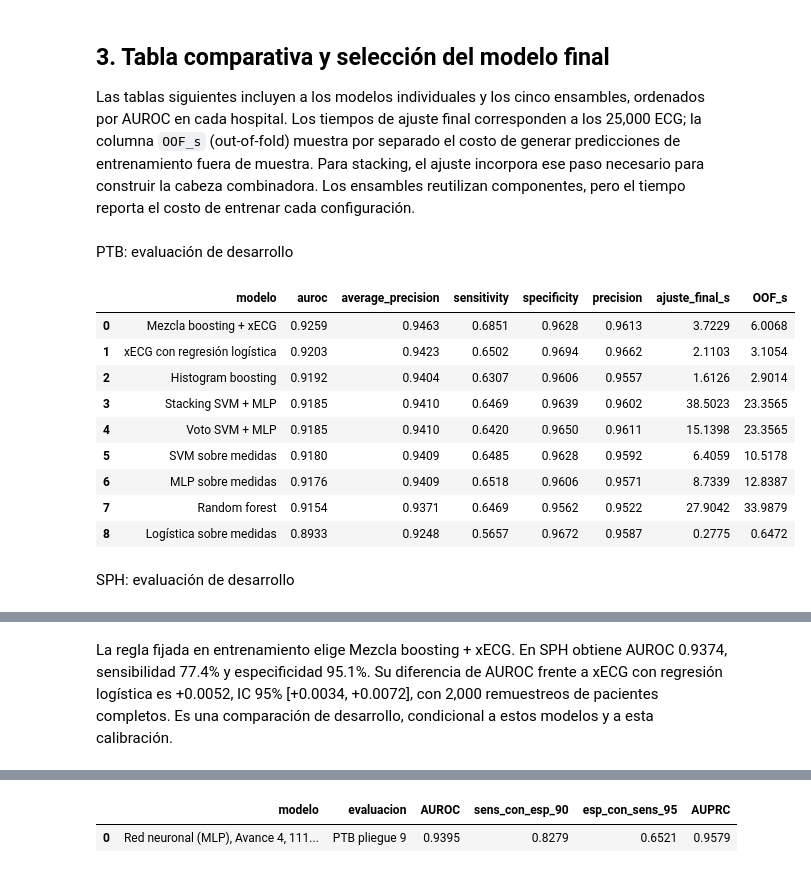
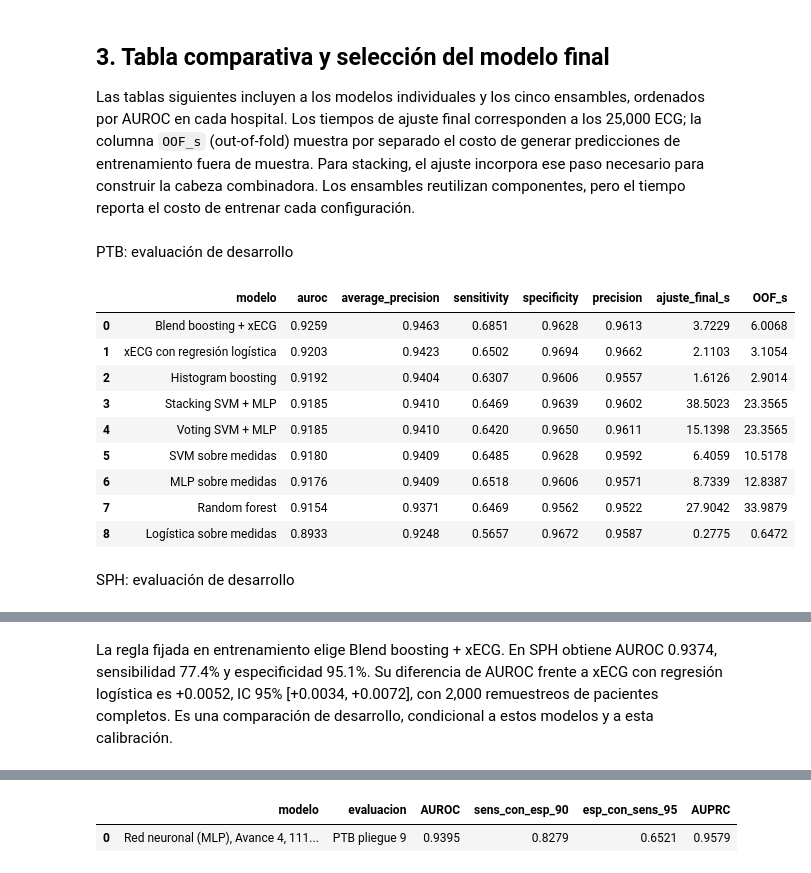
Before and after one commit to Janet16180/ecg-cardiopathy-detection, a Jupyter notebook: notebooks/Avance5.8.ipynb, the cells around one changed output, grey strips where cells are left out. Cells and saved outputs as stored; diff of their text form; code cells hidden in the pictures.

```diff
--- a/notebooks/Avance5.8.ipynb
+++ b/notebooks/Avance5.8.ipynb
@@ -58,9 +58,11 @@ from ecg_experiment.avance5_cache import delivery_run
 from ecg_experiment.files import write_json_atomic
 MODEL_LABELS = {"xECG + logística": "xECG con regresión logística",
                 "Logística · medidas": "Logística sobre medidas",
-                "SVM · medidas": "SVM sobre medidas", "MLP · medidas": "MLP sobre medidas"}
+                "SVM · medidas": "SVM sobre medidas", "MLP · medidas": "MLP sobre medidas",
+                "Mezcla boosting + xECG": "Blend boosting + xECG", "Voto SVM + MLP": "Voting SVM + MLP"}
 a5.NAMES.update({"logistic": "Logística sobre medidas", "svm": "SVM sobre medidas",
-                 "mlp": "MLP sobre medidas"})
+                 "mlp": "MLP sobre medidas", "blend": "Blend boosting + xECG",
+                 "voting": "Voting SVM + MLP"})
 START = time.perf_counter()
 pd.set_option("display.max_columns", 15)
 pd.set_option("display.max_colwidth", 65)
@@ -147,29 +149,29 @@ Los ensambles reutilizan componentes, pero el tiempo reporta el costo de entrena
 # %%
 table = run["table"].replace({"modelo": MODEL_LABELS})
 show_columns = ["modelo", "auroc", "average_precision", "sensitivity", "specificity",
                 "precision", "ajuste_final_s", "OOF_s"]
 for site in ("ptb", "sph"):
     display(Markdown(f"{site.upper()}: evaluación de desarrollo"))
     display(table.query("sitio == @site")[show_columns].round(4))
 selected = run["summary"]["selected"]
-selected_name = run["summary"]["selected_label"]
+selected_name = MODEL_LABELS.get(run["summary"]["selected_label"], run["summary"]["selected_label"])
 final = table.query("sitio == 'sph' and id == @selected").iloc[0]
 interval = a5.comparison_interval(run)
 display(Markdown(f"La regla fijada en entrenamiento elige {selected_name}. En SPH obtiene "
     f"AUROC {final.auroc:.4f}, sensibilidad {final.sensitivity:.1%} y especificidad "
     f"{final.specificity:.1%}. Su diferencia de AUROC frente a xECG con regresión logística es "
     f"{interval['difference']:+.4f}, IC 95% [{interval['ci_low']:+.4f}, {interval['ci_high']:+.4f}], "
     "con 2,000 remuestreos de pacientes completos. Es una comparación de desarrollo, "
     "condicional a estos modelos y a esta calibración."))
 write_json_atomic(a5.REPORT / "intervalo_vs_xecg.json", interval)
 # %% [output]
 PTB: evaluación de desarrollo
 |  | modelo | auroc | average_precision | sensitivity | specificity | precision | ajuste_final_s | OOF_s |
-| 0 | Mezcla boosting + xECG | 0.9259 | 0.9463 | 0.6851 | 0.9628 | 0.9613 | 3.7229 | 6.0068 |
+| 0 | Blend boosting + xECG | 0.9259 | 0.9463 | 0.6851 | 0.9628 | 0.9613 | 3.7229 | 6.0068 |
 | 1 | xECG con regresión logística | 0.9203 | 0.9423 | 0.6502 | 0.9694 | 0.9662 | 2.1103 | 3.1054 |
 | 2 | Histogram boosting | 0.9192 | 0.9404 | 0.6307 | 0.9606 | 0.9557 | 1.6126 | 2.9014 |
 | 3 | Stacking SVM + MLP | 0.9185 | 0.9410 | 0.6469 | 0.9639 | 0.9602 | 38.5023 | 23.3565 |
-| 4 | Voto SVM + MLP | 0.9185 | 0.9410 | 0.6420 | 0.9650 | 0.9611 | 15.1398 | 23.3565 |
+| 4 | Voting SVM + MLP | 0.9185 | 0.9410 | 0.6420 | 0.9650 | 0.9611 | 15.1398 | 23.3565 |
 | 5 | SVM sobre medidas | 0.9180 | 0.9409 | 0.6485 | 0.9628 | 0.9592 | 6.4059 | 10.5178 |
 | 6 | MLP sobre medidas | 0.9176 | 0.9409 | 0.6518 | 0.9606 | 0.9571 | 8.7339 | 12.8387 |
 | 7 | Random forest | 0.9154 | 0.9371 | 0.6469 | 0.9562 | 0.9522 | 27.9042 | 33.9879 |
@@ -185,7 +187,7 @@ SPH: evaluación de desarrollo
 | 15 | SVM sobre medidas | 0.9133 | 0.8856 | 0.7020 | 0.9482 | 0.8763 | 6.4059 | 10.5178 |
 | 16 | MLP sobre medidas | 0.9126 | 0.8747 | 0.7028 | 0.9486 | 0.8774 | 8.7339 | 12.8387 |
 | 17 | Logística sobre medidas | 0.8833 | 0.8337 | 0.5988 | 0.9574 | 0.8802 | 0.2775 | 0.6472 |
-La regla fijada en entrenamiento elige Mezcla boosting + xECG. En SPH obtiene AUROC 0.9374, sensibilidad 77.4% y especificidad 95.1%. Su diferencia de AUROC frente a xECG con regresión logística es +0.0052, IC 95% [+0.0034, +0.0072], con 2,000 remuestreos de pacientes completos. Es una comparación de desarrollo, condicional a estos modelos y a esta calibración.
+La regla fijada en entrenamiento elige Blend boosting + xECG. En SPH obtiene AUROC 0.9374, sensibilidad 77.4% y especificidad 95.1%. Su diferencia de AUROC frente a xECG con regresión logística es +0.0052, IC 95% [+0.0034, +0.0072], con 2,000 remuestreos de pacientes completos. Es una comparación de desarrollo, condicional a estos modelos y a esta calibración.
 # %% [markdown]
 ### 3.1. El modelo que entregamos en el Avance 4
 
```
Also changed, not shown: parts of 16 cells of this notebook, 3 other files.
